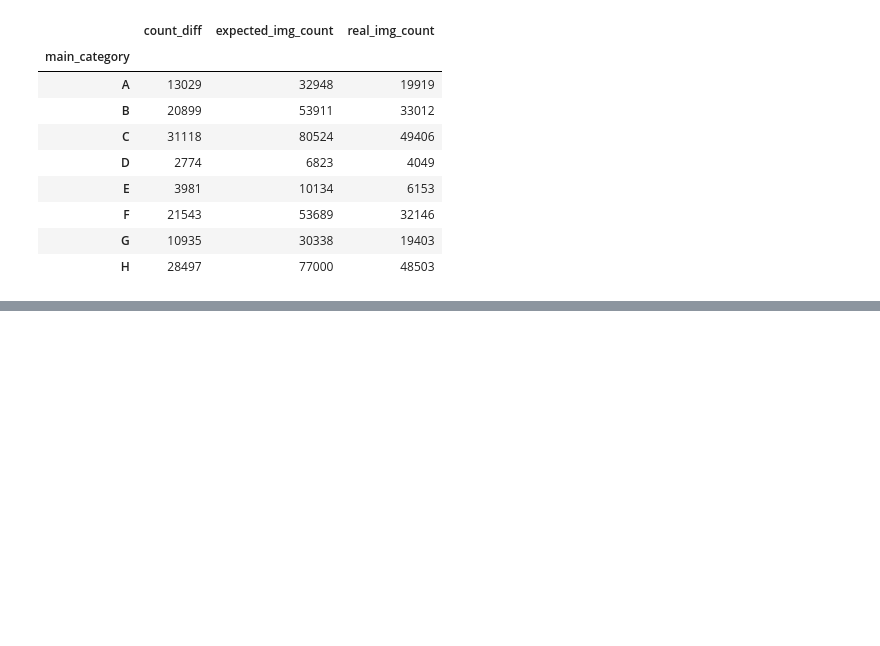
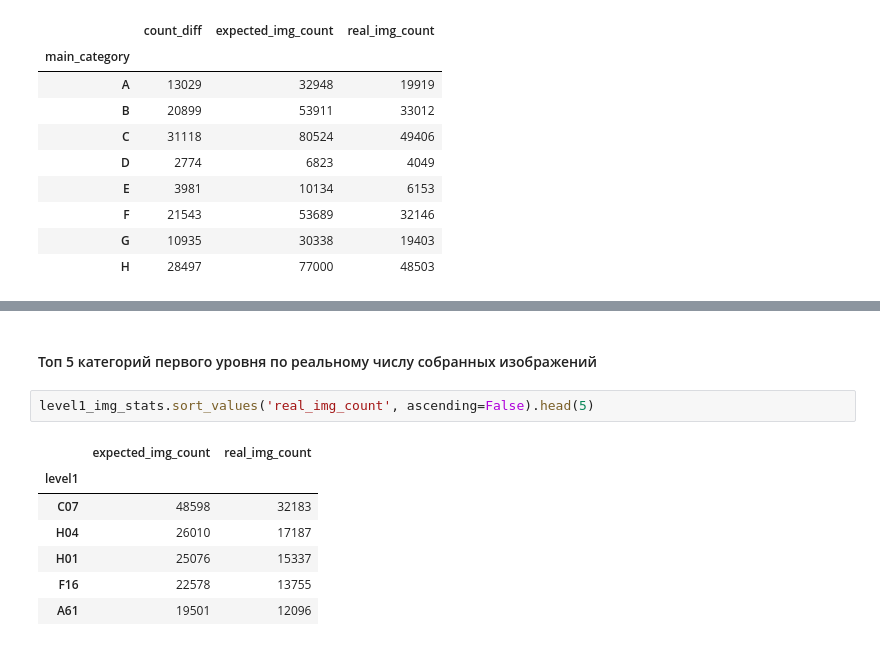
Before and after one commit to JointEntropy/practice_2, a Jupyter notebook: analyzer.ipynb, the cells around one changed output, grey strips where cells are left out. Cells and saved outputs as stored; diff of their text form; blank space fills up the shorter version.

```diff
--- a/analyzer.ipynb
+++ b/analyzer.ipynb
@@ -102,0 +195,12 @@ df.pivot_table(values=['count_diff','expected_img_count','real_img_count'],index
+# %% [markdown]
+#### Топ 5 категорий первого уровня по реальному числу собранных изображений
+# %%
+level1_img_stats.sort_values('real_img_count', ascending=False).head(5)
+# %% [output]
+|  | expected_img_count | real_img_count |
+| level1 |  |  |
+| C07 | 48598 | 32183 |
+| H04 | 26010 | 17187 |
+| H01 | 25076 | 15337 |
+| F16 | 22578 | 13755 |
+| A61 | 19501 | 12096 |
```
Also changed, not shown: parts of 21 cells of this notebook.
